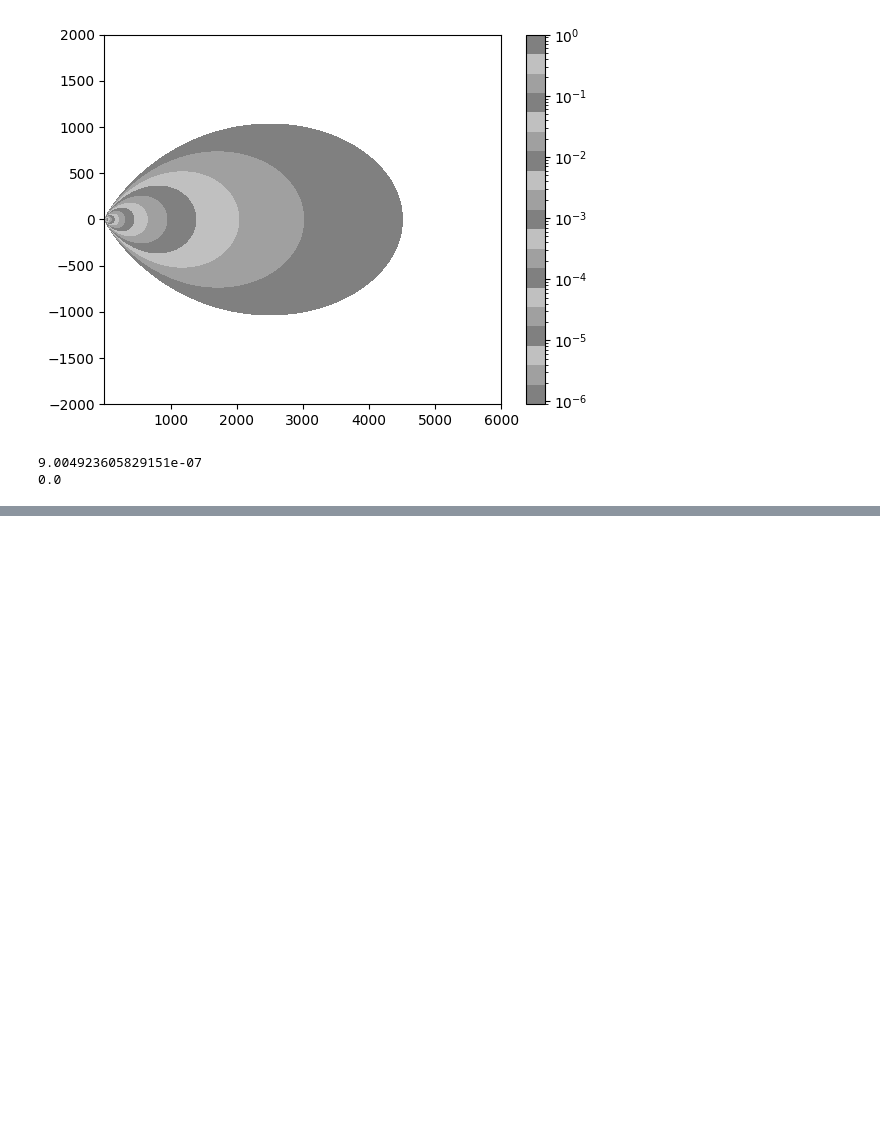
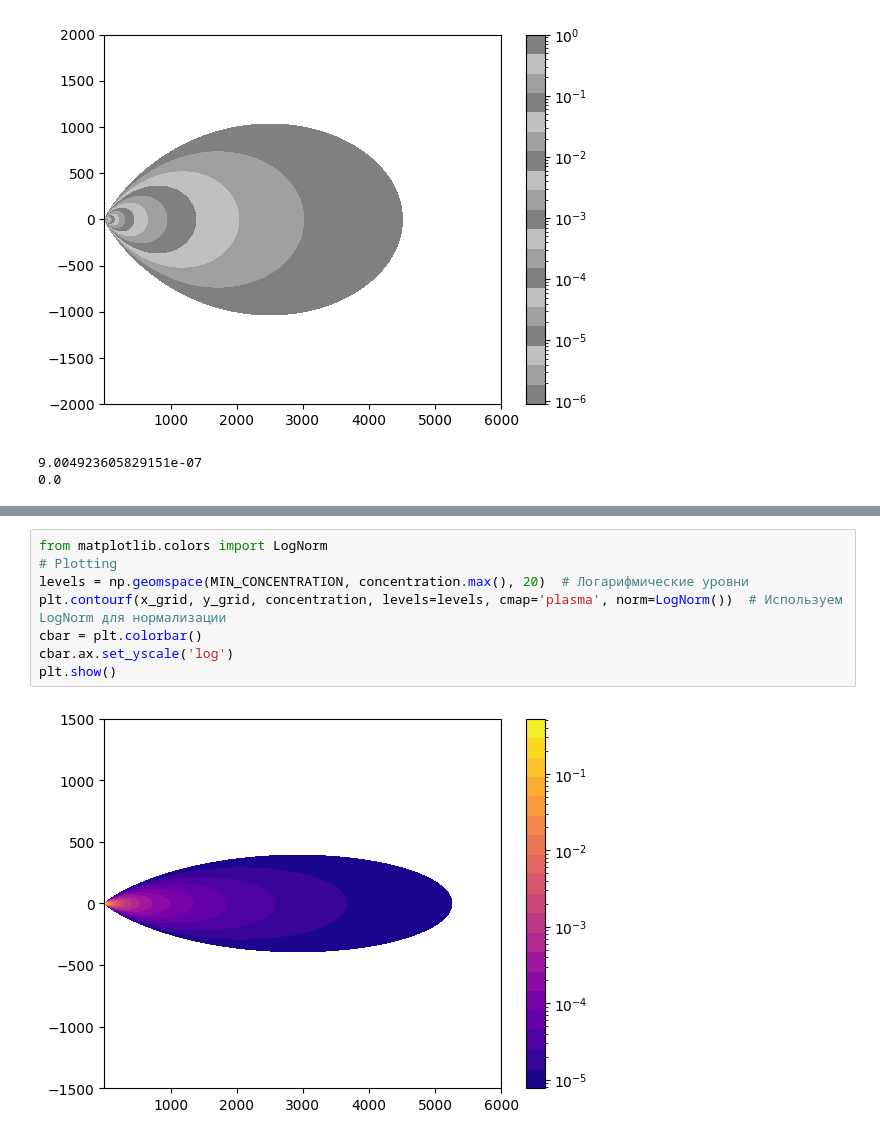
Before and after one commit to Chazelam/CW4_ADM, a Jupyter notebook: test.ipynb, the cells around one changed output, grey strips where cells are left out. Cells and saved outputs as stored; diff of their text form; blank space fills up the shorter version.

```diff
--- a/test.ipynb
+++ b/test.ipynb
@@ -106,0 +221,10 @@ print(cc[1000][0])
+# %%
+from matplotlib.colors import LogNorm
+# Plotting
+levels = np.geomspace(MIN_CONCENTRATION, concentration.max(), 20)  # Логарифмические уровни
+plt.contourf(x_grid, y_grid, concentration, levels=levels, cmap='plasma', norm=LogNorm())  # Используем LogNorm для нормализации
+cbar = plt.colorbar()
+cbar.ax.set_yscale('log')
+plt.show()
+# %% [output]
+[figure, added]
```
Also changed, not shown: parts of 6 cells of this notebook, 8 other files.
